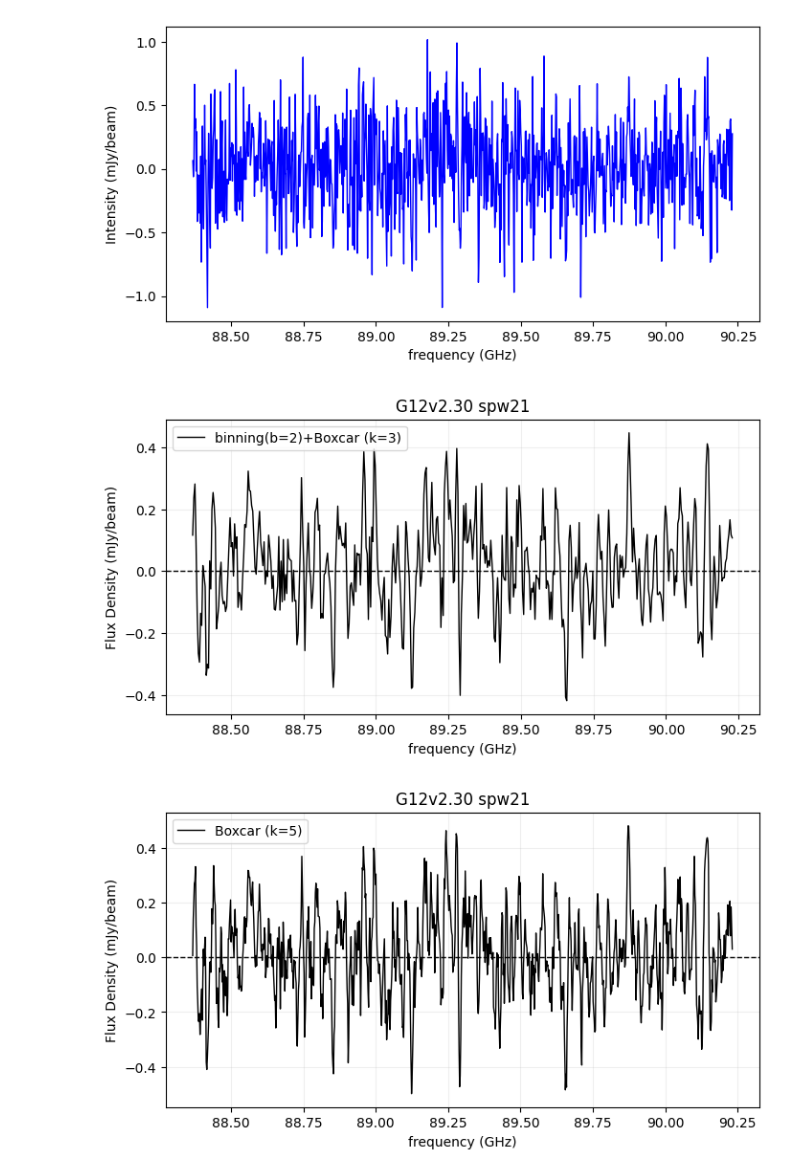
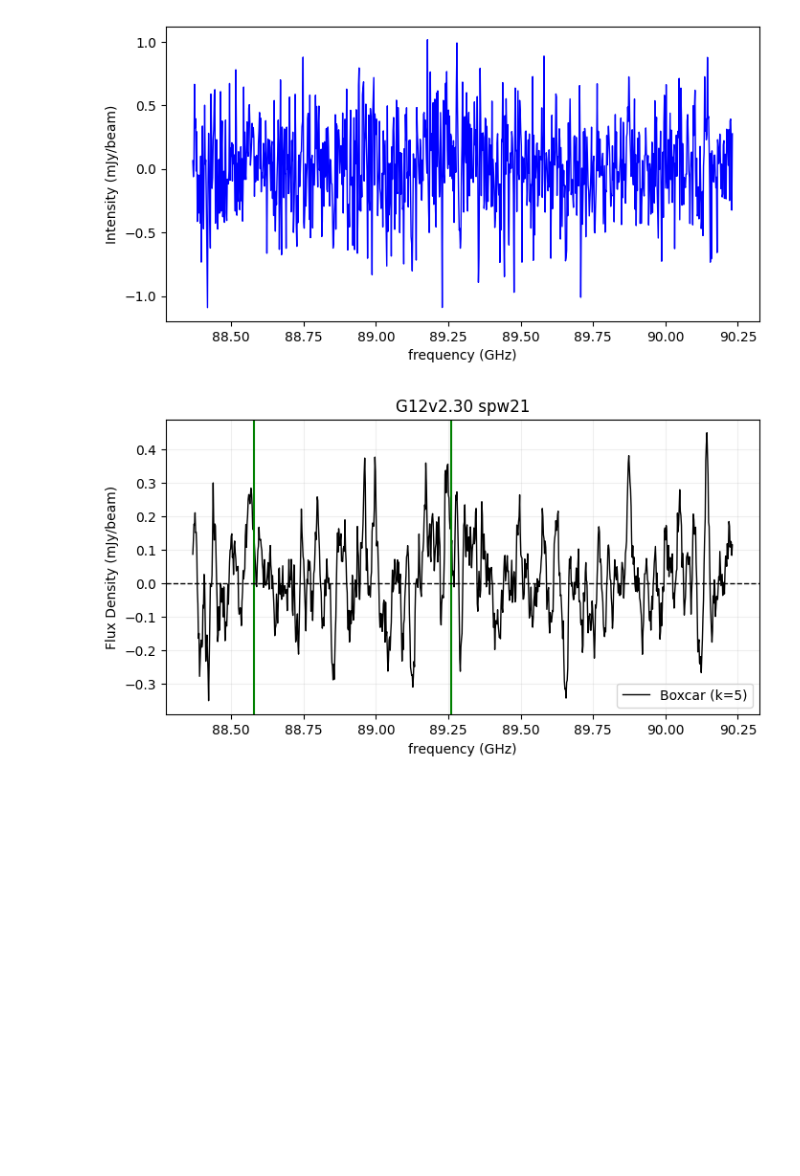
Before and after one commit to 000RF/2025-summer, a Jupyter notebook: G12v2.30/中/spw21.ipynb, the cells around one changed output. Cells and saved outputs as stored; diff of their text form; code cells hidden in the pictures; blank space fills up the shorter version.

```diff
--- a/G12v2.30/中/spw21.ipynb
+++ b/G12v2.30/中/spw21.ipynb
@@ -53,7 +53,7 @@ plt.show()
 NameError: name 'my_lines' is not defined
 [figure]
 # %%
-
+'''
 #if you need to binning + boxcar smoothing
 
 x_binned, y_binned = rebin_spectrum(x, y, bin_size=2)
@@ -72,34 +72,35 @@ plt.ylabel("Flux Density (mJy/beam)")
 plt.title("G12v2.30 spw21")
 #plt.xlim(    ,     )
 #plt.ylim(    ,     )
 plt.axhline(0, color="black", linewidth=1, linestyle="--")
 plt.grid(True, alpha=0.2)
 plt.legend()
 plt.show()
-
+'''
 
 
 #if you just need boxcar smoothing
 
-y_boxcar = boxcar_smooth(y, kernel_size=5)
+y_boxcar = boxcar_smooth(y, kernel_size=8)
 
 plt.figure(figsize=(8, 4))
 plt.plot(x, y_boxcar, color="black", linewidth=1, label="Boxcar (k=5)")
 #for freq, label in my_lines:
 #    plt.axvline(freq, color="red", linestyle="-", alpha=0.6)
 #    plt.text(freq, max(y_boxcar)*-0.6, label, rotation=90, color="red", fontsize=10, ha='right', va='bottom')
 #for freq, label in template_lines:
 #    plt.axvline(freq, color="blue", linestyle="-", alpha=0.6)
 #    plt.text(freq, max(df[df.columns[1]])*-0.6, label, rotation=90, color="blue", fontsize=10, ha='right', va='bottom')
+plt.axvline(88.58, color="green")
+plt.axvline(89.26, color="green")
 plt.xlabel("frequency (GHz)")
 plt.ylabel("Flux Density (mJy/beam)")
 plt.title("G12v2.30 spw21")
 #plt.xlim(    ,     )
 #plt.ylim(    ,     )
 plt.axhline(0, color="black", linewidth=1, linestyle="--")
 plt.grid(True, alpha=0.2)
 plt.legend()
 plt.show()
 # %% [output]
-[figure, old version]
+[figure, new version]
-[figure, removed]
```
Also changed, not shown: 5 other files.
